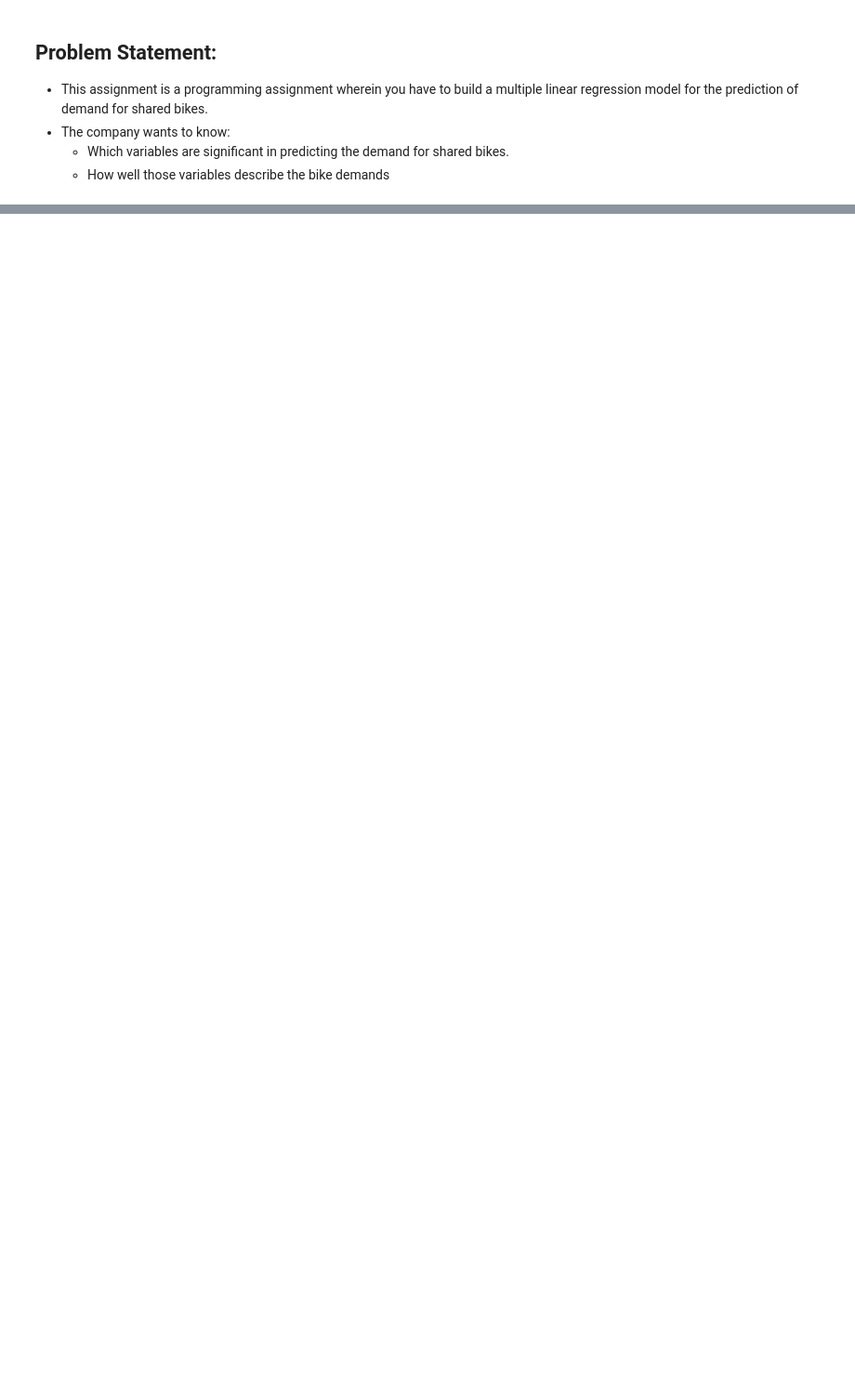
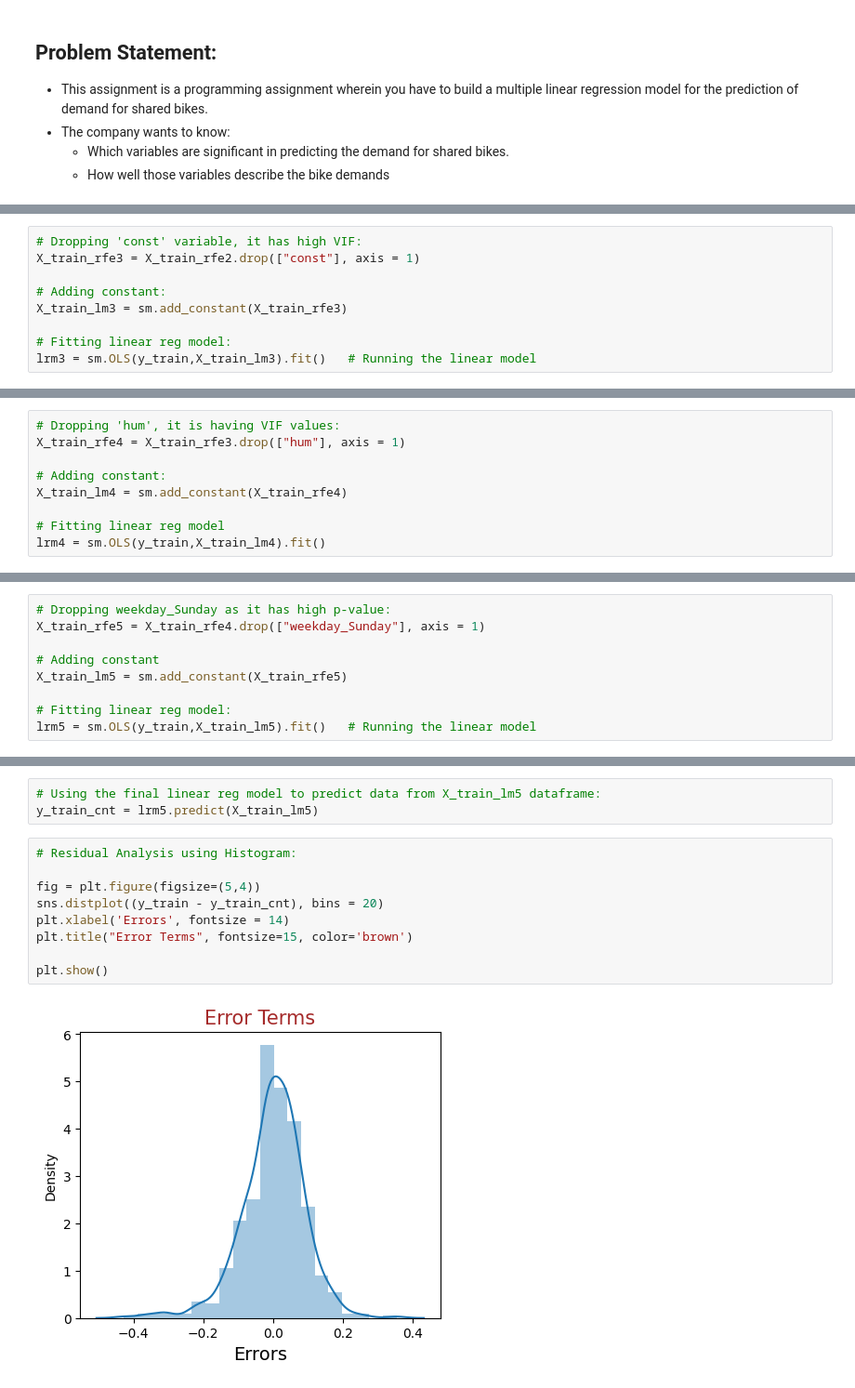
Before and after one commit to Dipti028/BikeSharingAssignment, a Jupyter notebook: Bike_Sharing_Assignment.ipynb, the cells around one changed output, grey strips where cells are left out. Shown at 93% size. Cells and saved outputs as stored; diff of their text form; blank space fills up the shorter version.

```diff
--- a/Bike_Sharing_Assignment.ipynb
+++ b/Bike_Sharing_Assignment.ipynb
@@ -609,0 +445,9 @@ vif
+# %%
+# Dropping 'const' variable, it has high VIF:
+X_train_rfe3 = X_train_rfe2.drop(["const"], axis = 1)
+
+# Adding constant:
+X_train_lm3 = sm.add_constant(X_train_rfe3)
+
+# Fitting linear reg model:
+lrm3 = sm.OLS(y_train,X_train_lm3).fit()   # Running the linear model
@@ -609,0 +502,9 @@ vif
+# %%
+# Dropping 'hum', it is having VIF values:
+X_train_rfe4 = X_train_rfe3.drop(["hum"], axis = 1)
+
+# Adding constant:
+X_train_lm4 = sm.add_constant(X_train_rfe4)
+
+# Fitting linear reg model
+lrm4 = sm.OLS(y_train,X_train_lm4).fit()
@@ -609,0 +558,9 @@ vif
+# %%
+# Dropping weekday_Sunday as it has high p-value:
+X_train_rfe5 = X_train_rfe4.drop(["weekday_Sunday"], axis = 1)
+
+# Adding constant
+X_train_lm5 = sm.add_constant(X_train_rfe5)
+
+# Fitting linear reg model:
+lrm5 = sm.OLS(y_train,X_train_lm5).fit()   # Running the linear model
@@ -609,0 +613,14 @@ vif
+# %%
+# Using the final linear reg model to predict data from X_train_lm5 dataframe:
+y_train_cnt = lrm5.predict(X_train_lm5)
+# %%
+# Residual Analysis using Histogram:
+
+fig = plt.figure(figsize=(5,4))
+sns.distplot((y_train - y_train_cnt), bins = 20)
+plt.xlabel('Errors', fontsize = 14)
+plt.title("Error Terms", fontsize=15, color='brown')
+
+plt.show()
+# %% [output]
+[figure, added]
```
Also changed, not shown: parts of 113 cells of this notebook.
